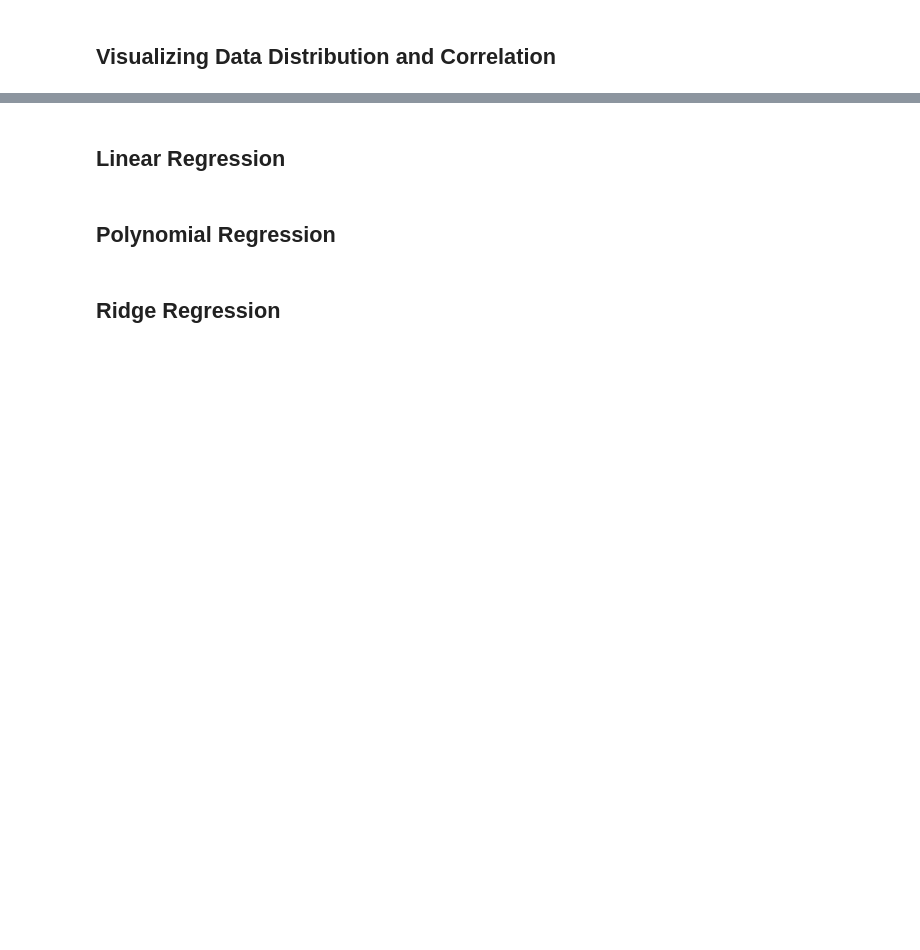
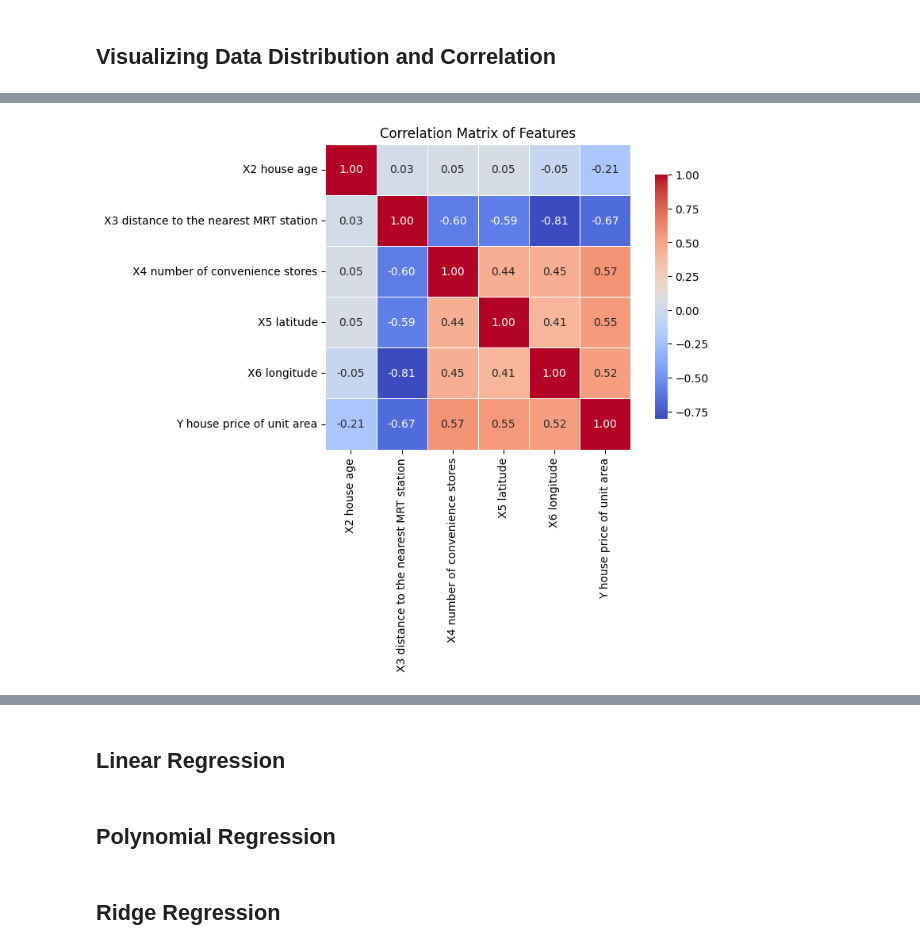
Before and after one commit to mmahdin/Data-Mining-Projects, a Jupyter notebook: data-mining-p2-student.ipynb, the cells around one changed output, grey strips where cells are left out. Drawn from its saved outputs; the diff is of its cells as text; code cells hidden in the pictures; blank space fills up the shorter version.

```diff
--- a/data-mining-p2-student.ipynb
+++ b/data-mining-p2-student.ipynb
@@ -85,0 +91,17 @@ plt.show()
+# %%
+# Calculating the correlation matrix
+correlation_matrix = data.corr()
+
+# Setting up the matplotlib figure for the heatmap
+plt.figure(figsize=(8, 5))
+
+# Drawing the heatmap with the mask and correct aspect ratio
+sns.heatmap(correlation_matrix, annot=True, fmt=".2f", cmap='coolwarm', square=True, linewidths=.5, cbar_kws={"shrink": .8})
+
+# Adding a title
+plt.title('Correlation Matrix of Features')
+
+# Showing the plot
+plt.show()
+# %% [output]
+[figure, added]
```
Also changed, not shown: parts of 6 cells of this notebook.
